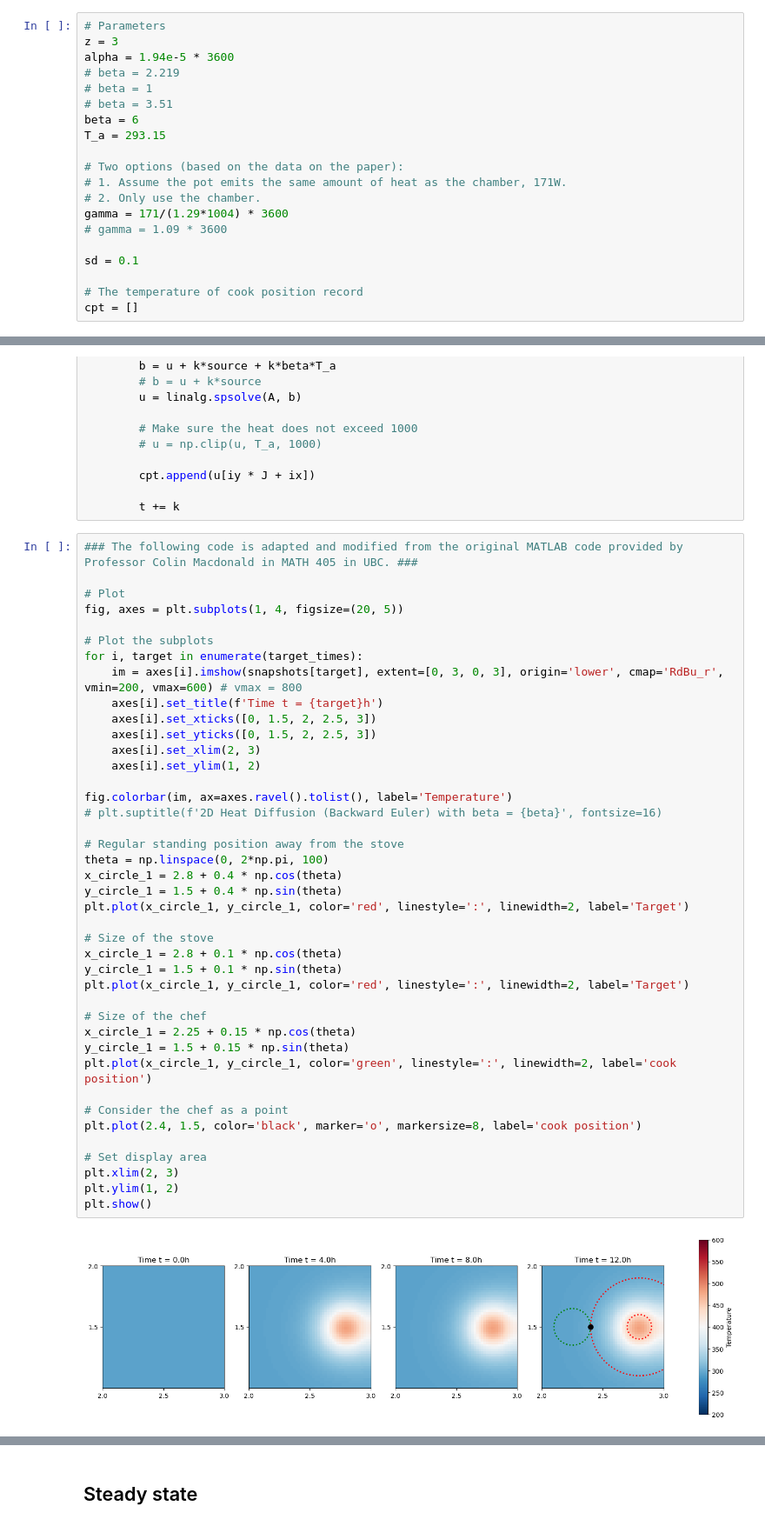
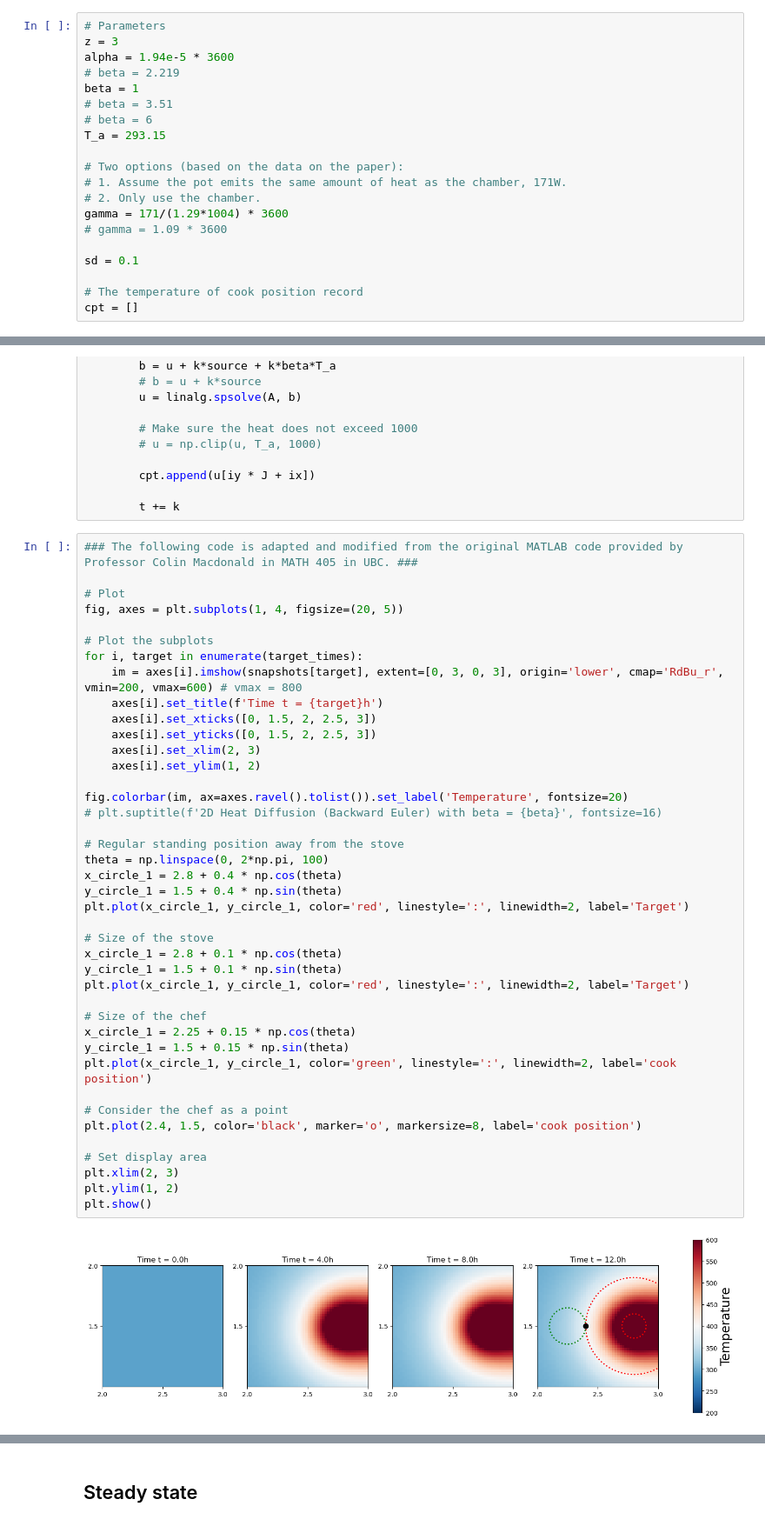
Before and after one commit to tusm06/MATH461_Unit03, a Jupyter notebook: main.ipynb, the cells around one changed output, grey strips where cells are left out. Shown at 87% size. Cells and saved outputs as stored; diff of their text form.

```diff
--- a/main.ipynb
+++ b/main.ipynb
@@ -17,9 +17,9 @@ from scipy.sparse import linalg
 z = 3
 alpha = 1.94e-5 * 3600
 # beta = 2.219
-# beta = 1
+beta = 1
 # beta = 3.51
-beta = 6
+# beta = 6
 T_a = 293.15
 
 # Two options (based on the data on the paper):
@@ -120,32 +120,32 @@ for i, target in enumerate(target_times):
     axes[i].set_yticks([0, 1.5, 2, 2.5, 3])
     axes[i].set_xlim(2, 3)
     axes[i].set_ylim(1, 2)
 
-fig.colorbar(im, ax=axes.ravel().tolist(), label='Temperature')
+fig.colorbar(im, ax=axes.ravel().tolist()).set_label('Temperature', fontsize=20)
 # plt.suptitle(f'2D Heat Diffusion (Backward Euler) with beta = {beta}', fontsize=16)
 
 # Regular standing position away from the stove
 theta = np.linspace(0, 2*np.pi, 100)
 x_circle_1 = 2.8 + 0.4 * np.cos(theta)
 y_circle_1 = 1.5 + 0.4 * np.sin(theta)
 plt.plot(x_circle_1, y_circle_1, color='red', linestyle=':', linewidth=2, label='Target')
 
 # Size of the stove
 x_circle_1 = 2.8 + 0.1 * np.cos(theta)
 y_circle_1 = 1.5 + 0.1 * np.sin(theta)
 plt.plot(x_circle_1, y_circle_1, color='red', linestyle=':', linewidth=2, label='Target')
 
 # Size of the chef
 x_circle_1 = 2.25 + 0.15 * np.cos(theta)
 y_circle_1 = 1.5 + 0.15 * np.sin(theta)
 plt.plot(x_circle_1, y_circle_1, color='green', linestyle=':', linewidth=2, label='cook position')
 
 # Consider the chef as a point
 plt.plot(2.4, 1.5, color='black', marker='o', markersize=8, label='cook position')
 
 # Set display area
 plt.xlim(2, 3)
 plt.ylim(1, 2)
 plt.show()
 # %% [output]
-[figure, old version]
+[figure, new version]
```
Also changed, not shown: parts of 2 cells of this notebook, 6 other files.
